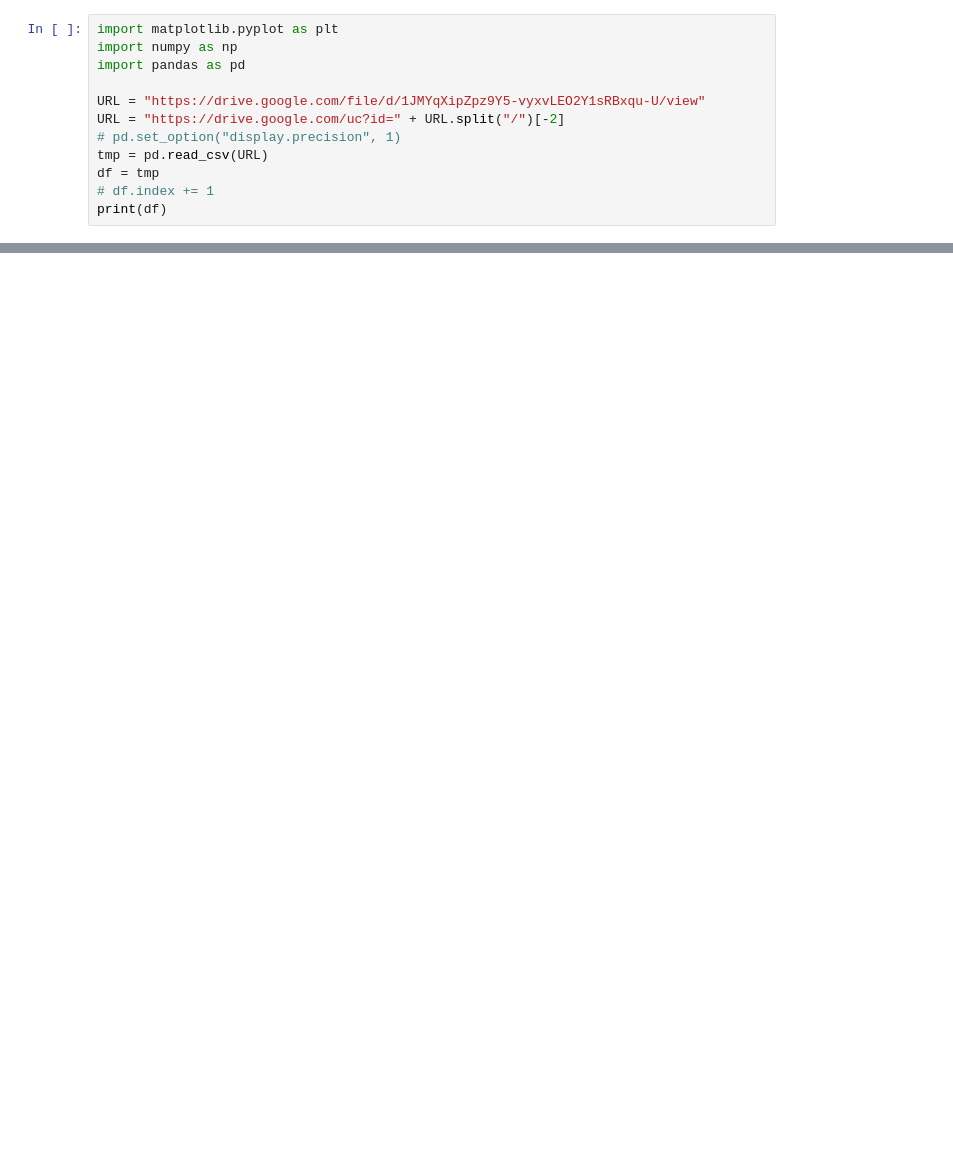
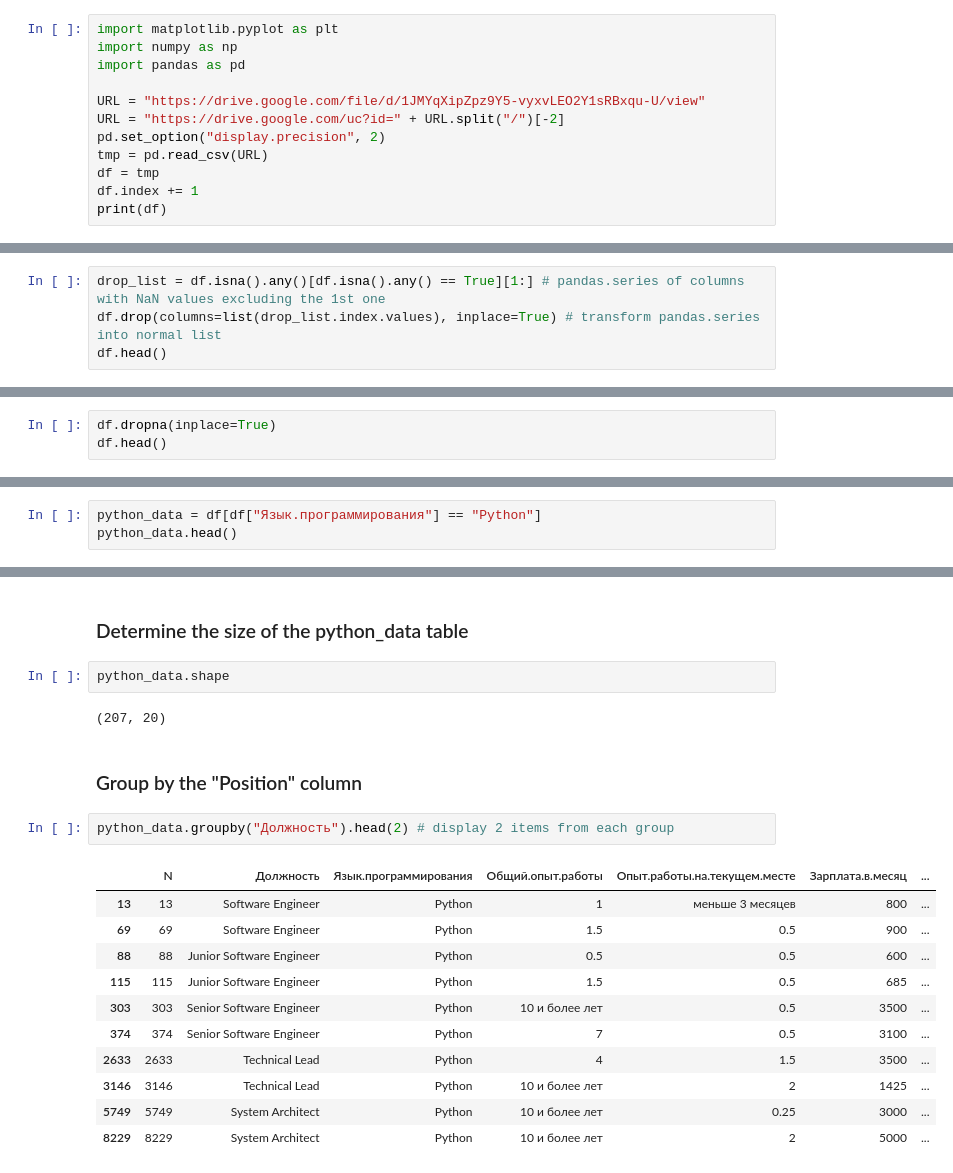
Before and after one commit to Matajur/Python-Data, a Jupyter notebook: homework_02/Hw2.2.ipynb, the cells around one changed output, grey strips where cells are left out. Saved outputs shown, nothing was run; the diff lists cells and outputs as text; blank space fills up the shorter version.

```diff
--- a/homework_02/Hw2.2.ipynb
+++ b/homework_02/Hw2.2.ipynb
@@ -5,10 +7,10 @@ import pandas as pd
 
 URL = "https://drive.google.com/file/d/1JMYqXipZpz9Y5-vyxvLEO2Y1sRBxqu-U/view"
 URL = "https://drive.google.com/uc?id=" + URL.split("/")[-2]
-# pd.set_option("display.precision", 1)
+pd.set_option("display.precision", 2)
 tmp = pd.read_csv(URL)
 df = tmp
-# df.index += 1
+df.index += 1
 print(df)
 # %% [output]
          N                 Должность Язык.программирования Специализация  \
@@ -30,0 +98,4 @@ print(df)
+# %%
+drop_list = df.isna().any()[df.isna().any() == True][1:] # pandas.series of columns with NaN values excluding the 1st one
+df.drop(columns=list(drop_list.index.values), inplace=True) # transform pandas.series into normal list
+df.head()
@@ -30,0 +134,3 @@ print(df)
+# %%
+df.dropna(inplace=True)
+df.head()
@@ -30,0 +152,3 @@ print(df)
+# %%
+python_data = df[df["Язык.программирования"] == "Python"]
+python_data.head()
@@ -30,0 +162,22 @@ print(df)
+# %% [markdown]
+### Determine the size of the python_data table
+# %%
+python_data.shape
+# %% [output]
+(207, 20)
+# %% [markdown]
+### Group by the "Position" column
+# %%
+python_data.groupby("Должность").head(2) # display 2 items from each group
+# %% [output]
+|  | N | Должность | Язык.программирования | Общий.опыт.работы | Опыт.работы.на.текущем.месте | Зарплата.в.месяц | ... |
+| 13 | 13 | Software Engineer | Python | 1 | меньше 3 месяцев | 800 | ... |
+| 69 | 69 | Software Engineer | Python | 1.5 | 0.5 | 900 | ... |
+| 88 | 88 | Junior Software Engineer | Python | 0.5 | 0.5 | 600 | ... |
+| 115 | 115 | Junior Software Engineer | Python | 1.5 | 0.5 | 685 | ... |
+| 303 | 303 | Senior Software Engineer | Python | 10 и более лет | 0.5 | 3500 | ... |
+| 374 | 374 | Senior Software Engineer | Python | 7 | 0.5 | 3100 | ... |
+| 2633 | 2633 | Technical Lead | Python | 4 | 1.5 | 3500 | ... |
+| 3146 | 3146 | Technical Lead | Python | 10 и более лет | 2 | 1425 | ... |
+| 5749 | 5749 | System Architect | Python | 10 и более лет | 0.25 | 3000 | ... |
+| 8229 | 8229 | System Architect | Python | 10 и более лет | 2 | 5000 | ... |
```
Also changed, not shown: parts of 28 cells of this notebook, 1 other file.
